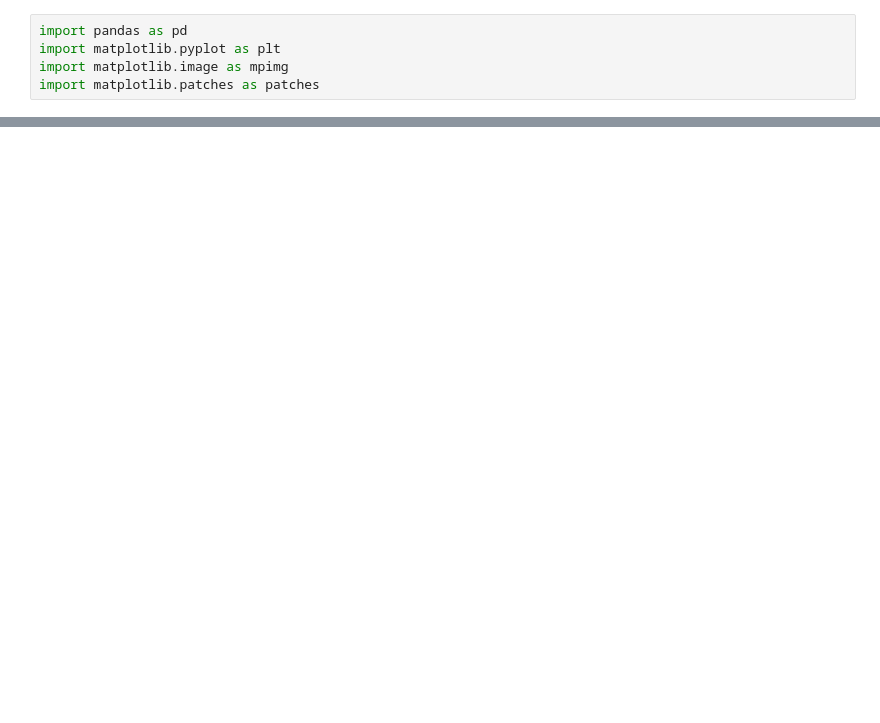
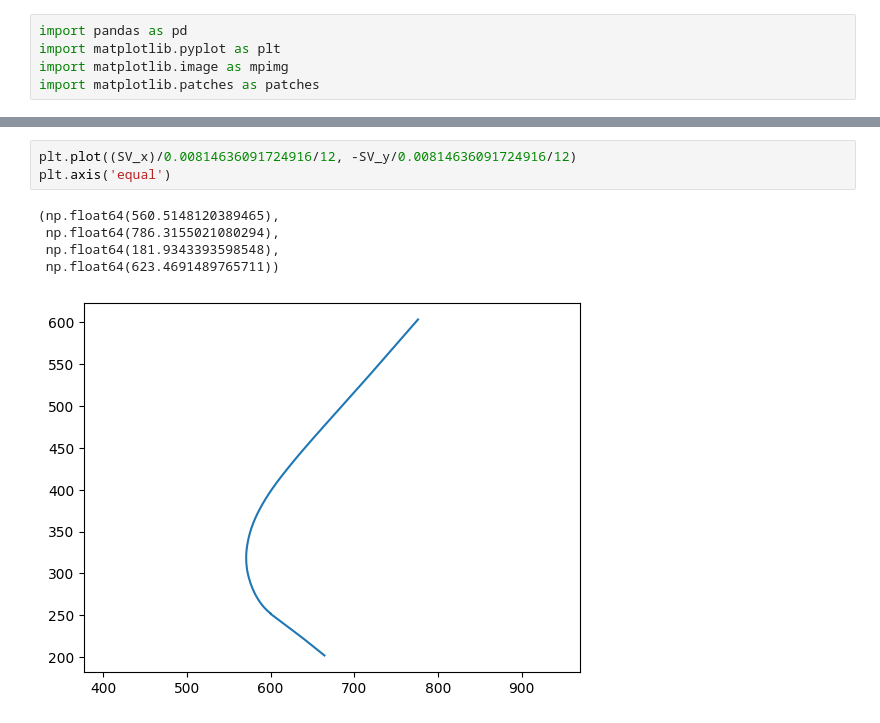
Before and after one commit to QDZHOU/FYP_Intent_Learning, a Jupyter notebook: dataset.ipynb, the cells around one changed output, grey strips where cells are left out. Cells and saved outputs as stored; diff of their text form; blank space fills up the shorter version.

```diff
--- a/dataset.ipynb
+++ b/dataset.ipynb
@@ -493,0 +60,9 @@ class Planner_P( ):
+# %%
+plt.plot((SV_x)/0.00814636091724916/12, -SV_y/0.00814636091724916/12)
+plt.axis('equal')
+# %% [output]
+(np.float64(560.5148120389465),
+ np.float64(786.3155021080294),
+ np.float64(181.9343393598548),
+ np.float64(623.4691489765711))
+[figure, added]
```
Also changed, not shown: parts of 8 cells of this notebook, 2 other files.
